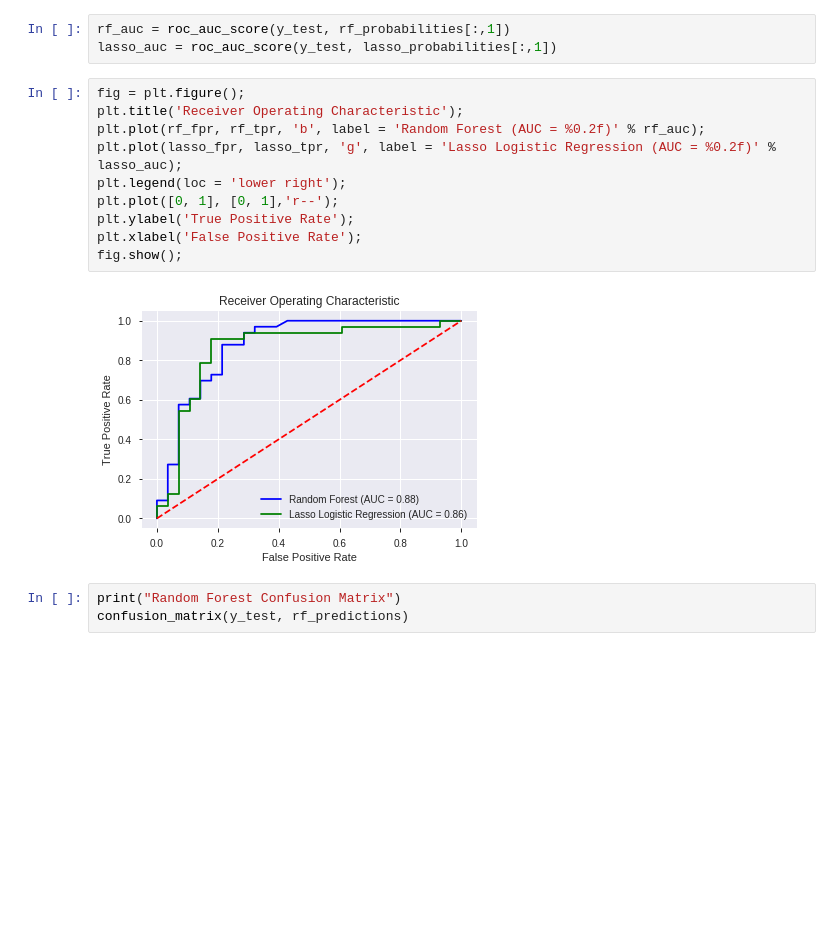
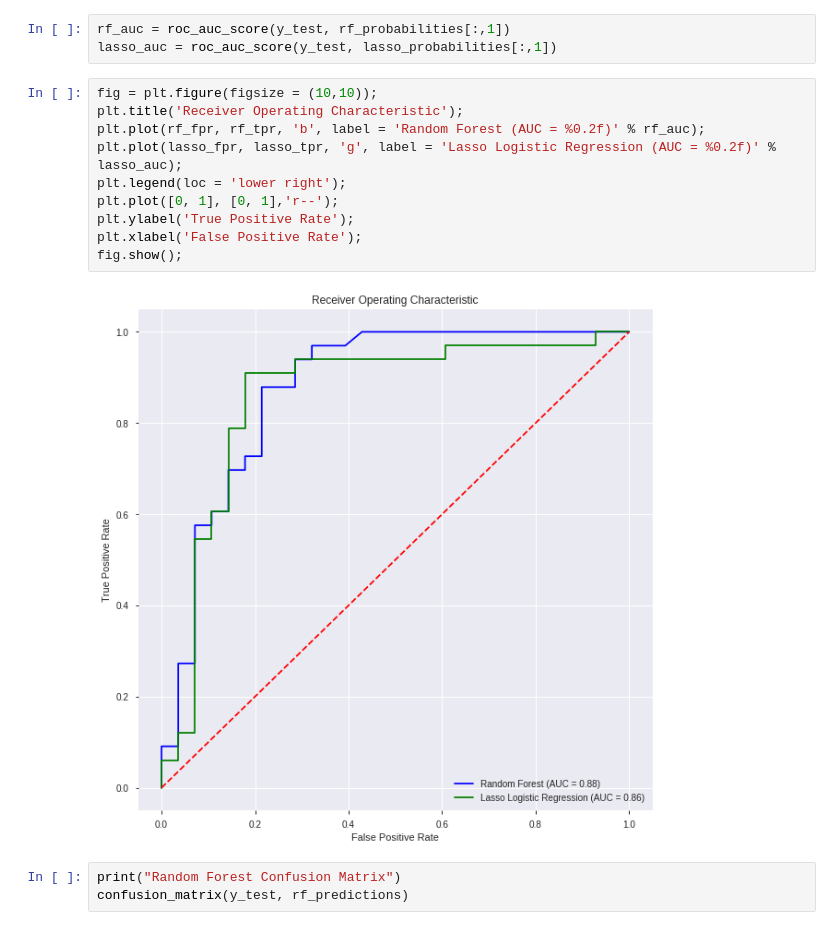
Before and after one commit to Benji-Wagner/Heart-Disease-UCI, a Jupyter notebook: Heart_Disease_Exploratory_Analysis.ipynb, the cells around one changed output. Cells and saved outputs as stored; diff of their text form; blank space fills up the shorter version.

```diff
--- a/Heart_Disease_Exploratory_Analysis.ipynb
+++ b/Heart_Disease_Exploratory_Analysis.ipynb
@@ -193,17 +194,17 @@ lasso_fpr, lasso_tpr, _ = roc_curve(y_test, lasso_probabilities[:,1])
 rf_auc = roc_auc_score(y_test, rf_probabilities[:,1])
 lasso_auc = roc_auc_score(y_test, lasso_probabilities[:,1])
 # %%
-fig = plt.figure();
+fig = plt.figure(figsize = (10,10));
 plt.title('Receiver Operating Characteristic');
 plt.plot(rf_fpr, rf_tpr, 'b', label = 'Random Forest (AUC = %0.2f)' % rf_auc);
 plt.plot(lasso_fpr, lasso_tpr, 'g', label = 'Lasso Logistic Regression (AUC = %0.2f)' % lasso_auc);
 plt.legend(loc = 'lower right');
 plt.plot([0, 1], [0, 1],'r--');
 plt.ylabel('True Positive Rate');
 plt.xlabel('False Positive Rate');
 fig.show();
 # %% [output]
-[figure, old version]
+[figure, new version]
 # %%
 print("Random Forest Confusion Matrix")
 confusion_matrix(y_test, rf_predictions)
```
Also changed, not shown: parts of 4 cells of this notebook.
